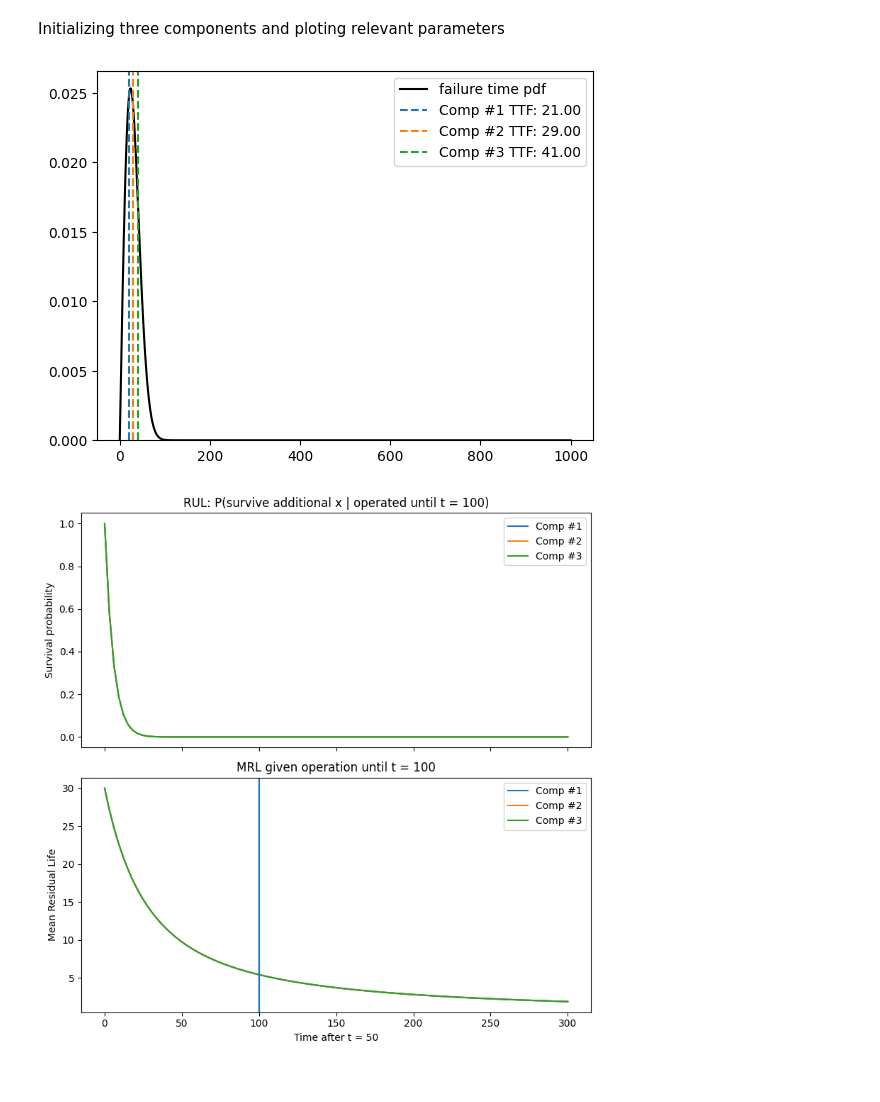
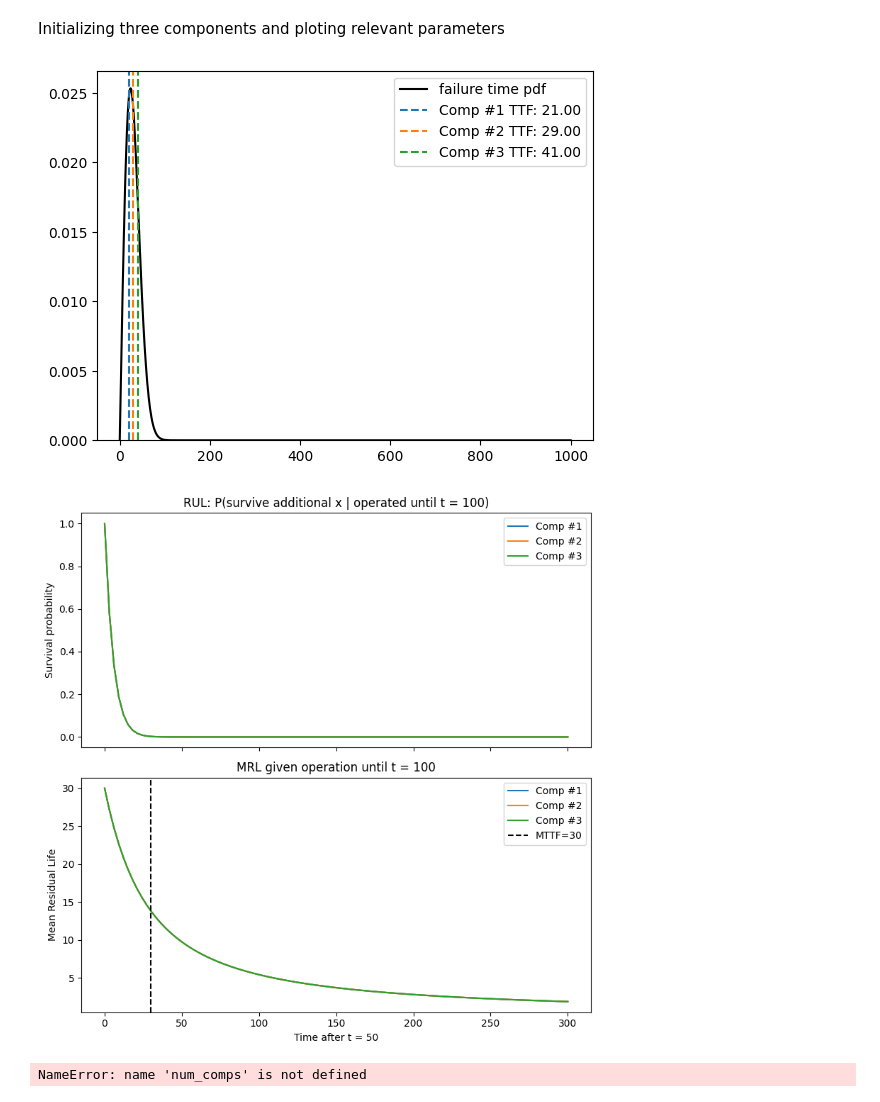
Before and after one commit to andreyaW/KISS2, a Jupyter notebook: object_testing_notebooks/sensed_comps.ipynb, the cells around one changed output. Drawn from its saved outputs; the diff is of its cells as text; code cells hidden in the pictures.

Commit message:
push to git, restructuring files and objects next

```diff
--- a/object_testing_notebooks/sensed_comps.ipynb
+++ b/object_testing_notebooks/sensed_comps.ipynb
@@ -1,3 +44,42 @@
+# %%
+from component_objects.component_weibull import WeibullComponent
+from sensor_objects.diagnostic_sensors.binary_diagnostic_sensor import BinaryDiagnosticSensor
+from sensor_objects.prognostic_sensors.PF_prognostic_sensor import PF_PrognosticSensor
+from sensed_objects.sensed_comp import BaseSensedComponent
+
+import numpy as np
+
+# fix random seed
+random_seed = 20
+np.random.seed(random_seed)
+
+# simulation parameters
+comp_MTTF = 5
+shape_parameter= 2.0
+num_comps = 3                           # number of failure instances from distribution
+num_diagnostic_sensors = 3              # number of diagnostic sensors used as evidence for prognosis
+diagnostic_sensor_reliability = 0.5     # starting with 100% sensing accuracy
+
+# create an individual component object
+comp = WeibullComponent("Comp #1",
+                 MTTF = comp_MTTF,
+                 MTTR= 10,
+                 shape=shape_parameter)
+
+
+# initialize three diagnostic sensors
+diagnostic_sensors = [BinaryDiagnosticSensor(diagnostic_sensor_reliability) for _ in range(num_diagnostic_sensors)]
+
+# initialize one prognostic sensors
+prognostic_sensor = PF_PrognosticSensor(comp= comp,
+                                        sensors = diagnostic_sensors)
+
+# add the diagnostic and prognostic sensors to a component
+sensed_comp = BaseSensedComponent(comp,
+                                   diagnostic_sensors,
+                                   prognostic_sensor)
+sensed_comp.simulate(10)
+sensed_comp.plot_history( plot_diagnostics = True)
 # %% [markdown]
 Initializing three components and ploting relevant parameters
 # %%
@@ -46,35 +128,35 @@ for i, comp in enumerate(comps):
         RULs[i],
         label=comp.name
     )
 
     # --- MRL curve ---
     # for j, dt in enumerate(future_time_array):
     MRLs[i,:] = comp.MRL(future_time_array)
     axes[1].plot(
         future_time_array,
         MRLs[i],
         label=comp.name
     )
-    plt.axvline(current_time)
+plt.axvline(comp_MTTF, linestyle="--", color='k', label=f"MTTF={comp_MTTF}")
 
 # --- Axis labels ---
 axes[0].set_ylabel("Survival probability")
 axes[1].set_ylabel("Mean Residual Life")
 axes[1].set_xlabel("Time after t = 50")
 
 # --- Titles ---
 axes[0].set_title(f"RUL: P(survive additional x | operated until t = {current_time})")
 axes[1].set_title(f"MRL given operation until t = {current_time}")
 
 # --- Legends ---
 axes[0].legend()
 axes[1].legend()
 
 plt.tight_layout()
 plt.show()
 # %% [output]
 [figure]
-[figure, old version]
+[figure, new version]
 # %%
 from sensor_objects.diagnostic_sensors.binary_diagnostic_sensor import BinaryDiagnosticSensor
 from sensor_objects.prognostic_sensors.PF_prognostic_sensor import PF_PrognosticSensor
@@ -94,6 +176,9 @@ sensed_comps = [BaseSensedComponent(comps[i], diagnostic_sensors[i], prognostic_
 
 # step all objects through T timesteps
 T = 150
-for i in range(num_comps):
-    pass
-    # sensed_comps[i].simulate(T, dt=1)
+# for i in range(num_comps):
+#     pass
+sensed_comps[0].simulate(T, dt=1)
+sensed_comps[0].plot_history()
+# %% [output]
+NameError: name 'num_comps' is not defined
```
Also changed, not shown: parts of 2 cells of this notebook, 7 other files.
